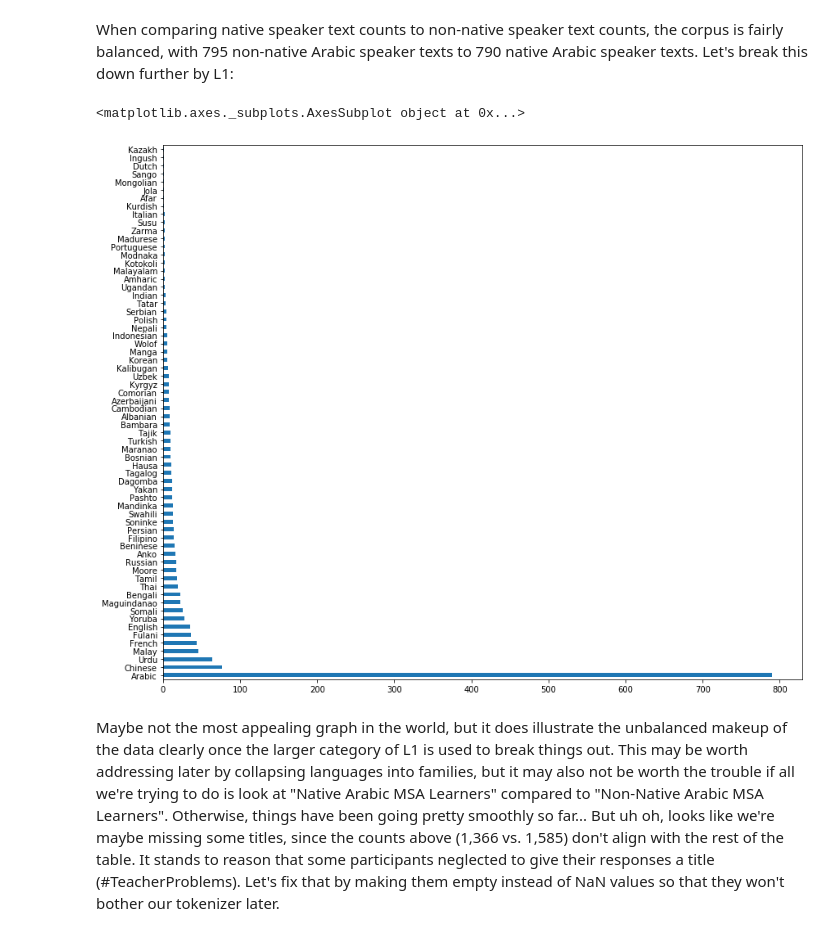
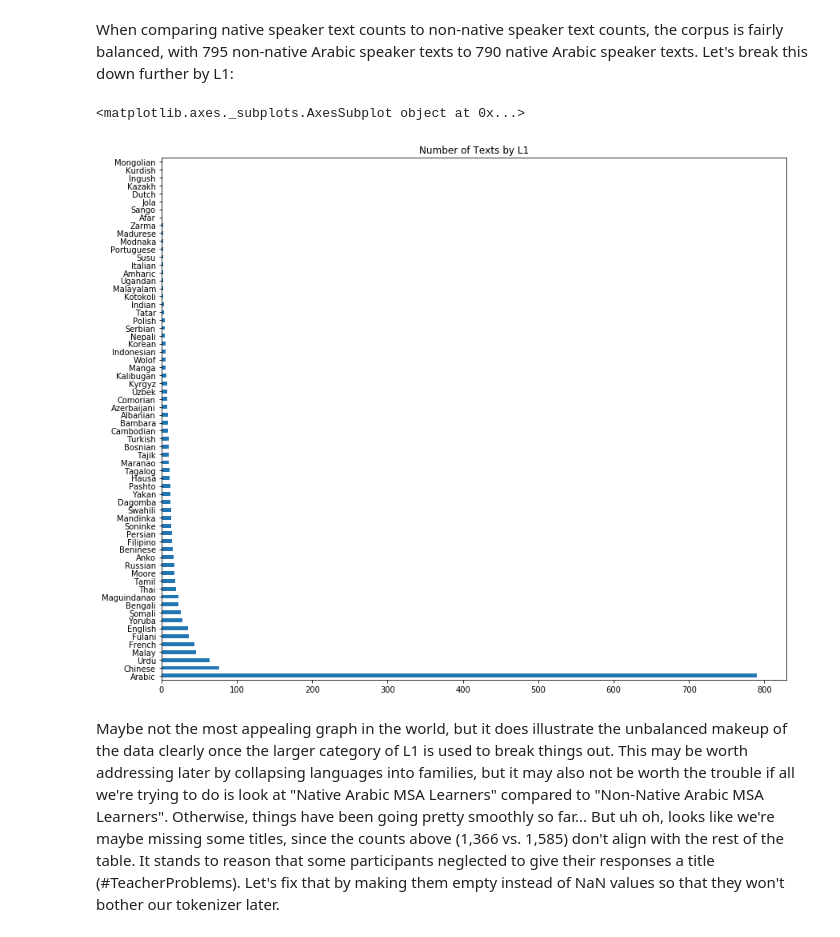
Before and after one commit to AnthonyVerardi/Arabic-Learner-Corpus-Considerations, a Jupyter notebook: Notebooks/ALC_Data_Organization.ipynb, the cells around one changed output. Saved outputs shown, nothing was run; the diff lists cells and outputs as text; code cells hidden in the pictures.

```diff
--- a/Notebooks/ALC_Data_Organization.ipynb
+++ b/Notebooks/ALC_Data_Organization.ipynb
@@ -188,10 +188,10 @@ Name: Nativeness, dtype: int64
 # %% [markdown]
 When comparing native speaker text counts to non-native speaker text counts, the corpus is fairly balanced, with 795 non-native Arabic speaker texts to 790 native Arabic speaker texts. Let's break this down further by L1:
 # %%
-df.L1.value_counts().plot.barh(figsize=(14,12))
+df.L1.value_counts().plot.barh(figsize=(14,12), title="Number of Texts by L1")
 # %% [output]
 <matplotlib.axes._subplots.AxesSubplot object at 0x...>
-[figure, old version]
+[figure, new version]
 # %% [markdown]
 Maybe not the most appealing graph in the world, but it does illustrate the unbalanced makeup of the data clearly once the larger category of L1 is used to break things out. This may be worth addressing later by collapsing languages into families, but it may also not be worth the trouble if all we're trying to do is look at "Native Arabic MSA Learners" compared to "Non-Native Arabic MSA Learners". Otherwise, things have been going pretty smoothly so far... But uh oh, looks like we're maybe missing some titles, since the counts above (1,366 vs. 1,585) don't align with the rest of the table. It stands to reason that some participants neglected to give their responses a title (#TeacherProblems). Let's fix that by making them empty instead of NaN values so that they won't bother our tokenizer later.
 # %% [markdown]
```
Also changed, not shown: parts of 3 cells of this notebook, 14 other files.
